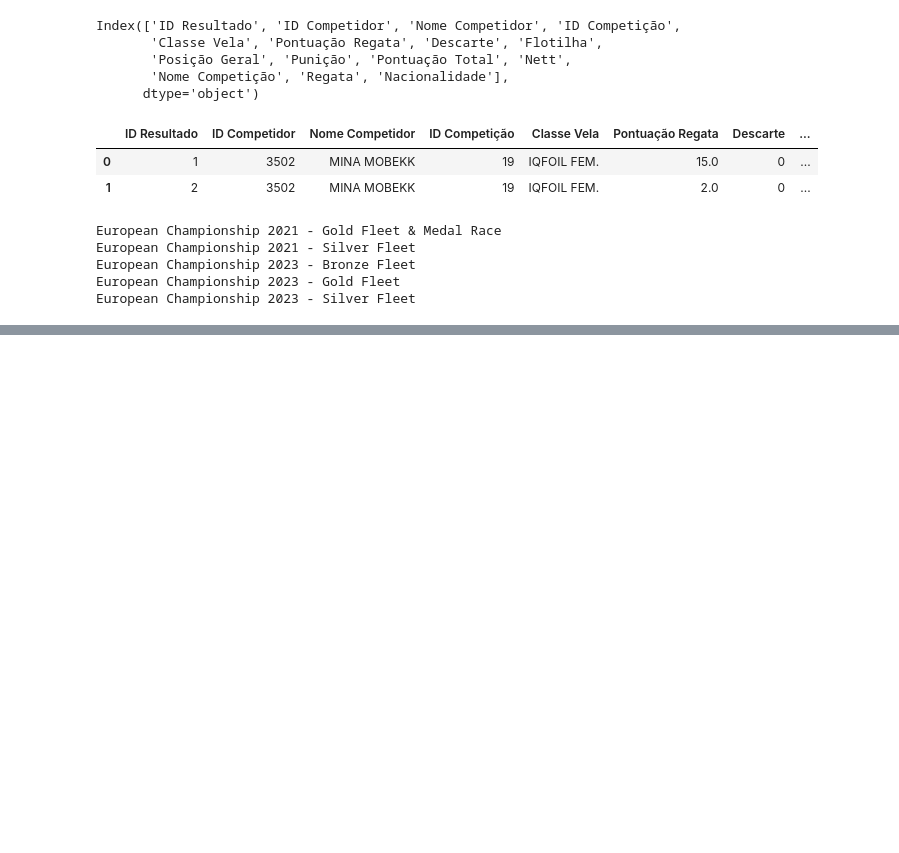
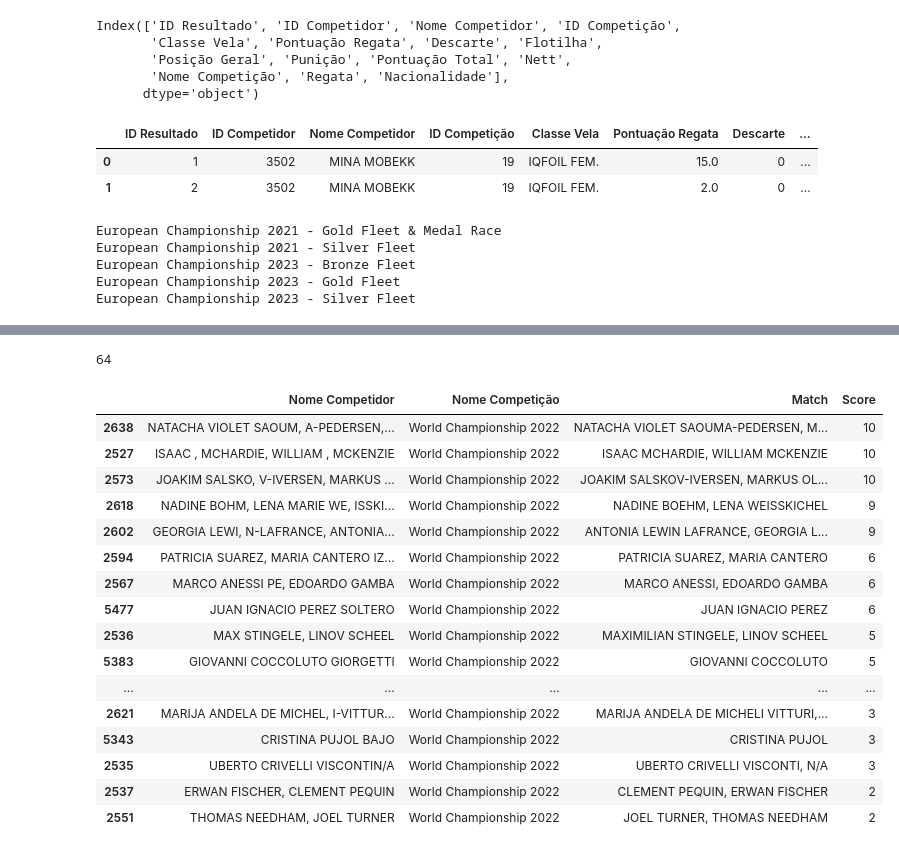
Before and after one commit to Gab-Mel/sailing-rankings-2024.1, a Jupyter notebook: general_cleaning/cleaning_names_2024/analisys.ipynb, the cells around one changed output, grey strips where cells are left out. Drawn from its saved outputs; the diff is of its cells as text; code cells hidden in the pictures; blank space fills up the shorter version.

```diff
--- a/general_cleaning/cleaning_names_2024/analisys.ipynb
+++ b/general_cleaning/cleaning_names_2024/analisys.ipynb
@@ -118,0 +135,5 @@ nomes_sujos[nomes_sujos['Score'] > 6]
+# %%
+competicoes = nomes_sujos['Nome Competição'].unique()
+print(len(competicoes))
+# %% [output]
+64
@@ -118,0 +147,20 @@ nomes_sujos[nomes_sujos['Score'] > 6]
+# %%
+nomes_sujos[nomes_sujos['Nome Competição'] == competicoes[13]].sort_values(by='Score', ascending=False).head(20)
+# %% [output]
+|  | Nome Competidor | Nome Competição | Match | Score |
+| 2638 | NATACHA VIOLET SAOUM, A-PEDERSEN,... | World Championship 2022 | NATACHA VIOLET SAOUMA-PEDERSEN, M... | 10 |
+| 2527 | ISAAC , MCHARDIE, WILLIAM , MCKENZIE | World Championship 2022 | ISAAC MCHARDIE, WILLIAM MCKENZIE | 10 |
+| 2573 | JOAKIM SALSKO, V-IVERSEN, MARKUS ... | World Championship 2022 | JOAKIM SALSKOV-IVERSEN, MARKUS OL... | 10 |
+| 2618 | NADINE BOHM, LENA MARIE WE, ISSKI... | World Championship 2022 | NADINE BOEHM, LENA WEISSKICHEL | 9 |
+| 2602 | GEORGIA LEWI, N-LAFRANCE, ANTONIA... | World Championship 2022 | ANTONIA LEWIN LAFRANCE, GEORGIA L... | 9 |
+| 2594 | PATRICIA SUAREZ, MARIA CANTERO IZ... | World Championship 2022 | PATRICIA SUAREZ, MARIA CANTERO | 6 |
+| 2567 | MARCO ANESSI PE, EDOARDO GAMBA | World Championship 2022 | MARCO ANESSI, EDOARDO GAMBA | 6 |
+| 5477 | JUAN IGNACIO PEREZ SOLTERO | World Championship 2022 | JUAN IGNACIO PEREZ | 6 |
+| 2536 | MAX STINGELE, LINOV SCHEEL | World Championship 2022 | MAXIMILIAN STINGELE, LINOV SCHEEL | 5 |
+| 5383 | GIOVANNI COCCOLUTO GIORGETTI | World Championship 2022 | GIOVANNI COCCOLUTO | 5 |
+| ... | ... | ... | ... | ... |
+| 2621 | MARIJA ANDELA DE MICHEL, I-VITTUR... | World Championship 2022 | MARIJA ANDELA DE MICHELI VITTURI,... | 3 |
+| 5343 | CRISTINA PUJOL BAJO | World Championship 2022 | CRISTINA PUJOL | 3 |
+| 2535 | UBERTO CRIVELLI VISCONTIN/A | World Championship 2022 | UBERTO CRIVELLI VISCONTI, N/A | 3 |
+| 2537 | ERWAN FISCHER, CLEMENT PEQUIN | World Championship 2022 | CLEMENT PEQUIN, ERWAN FISCHER | 2 |
+| 2551 | THOMAS NEEDHAM, JOEL TURNER | World Championship 2022 | JOEL TURNER, THOMAS NEEDHAM | 2 |
```
Also changed, not shown: parts of 8 cells of this notebook, 1 other file.
